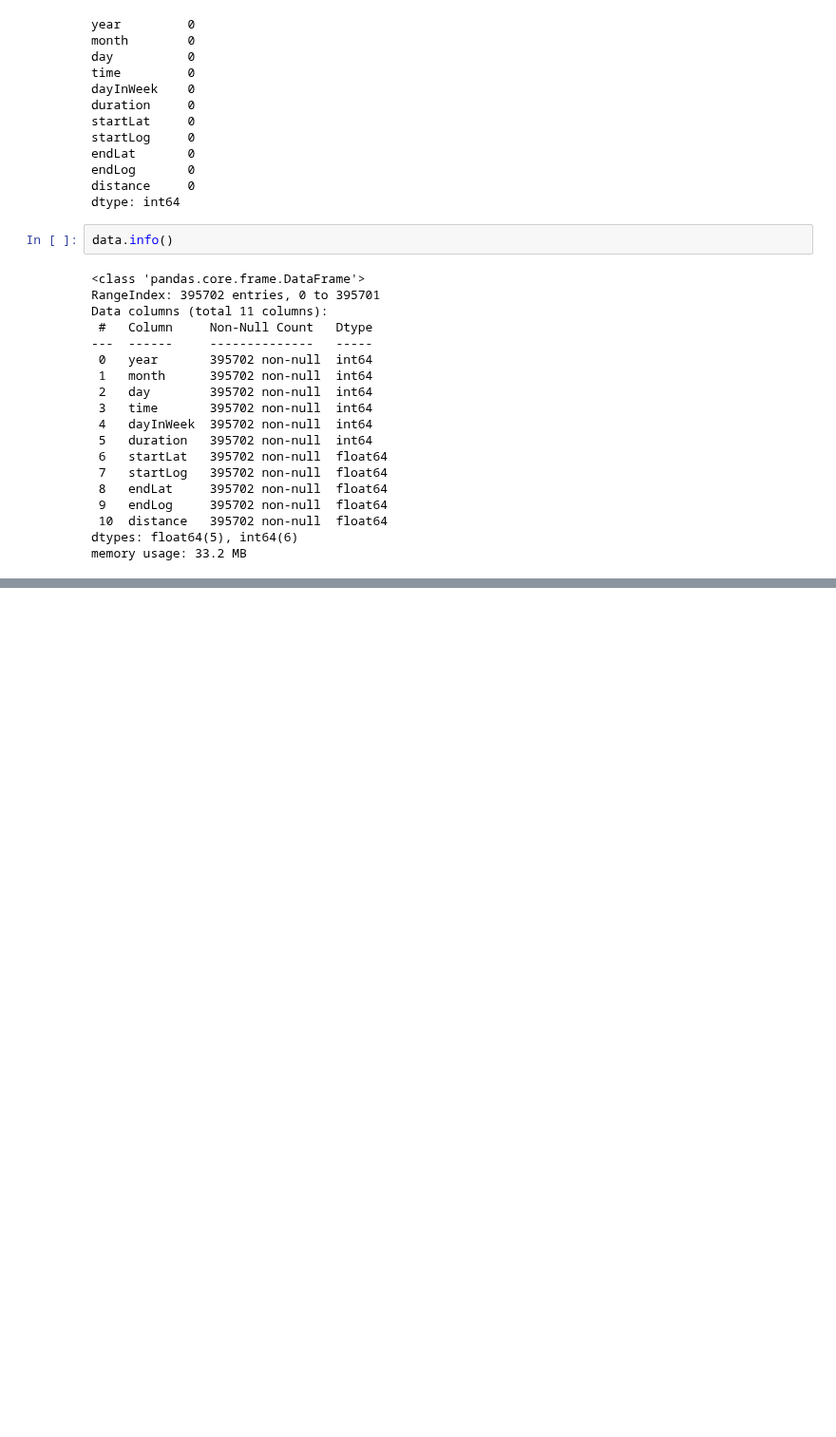
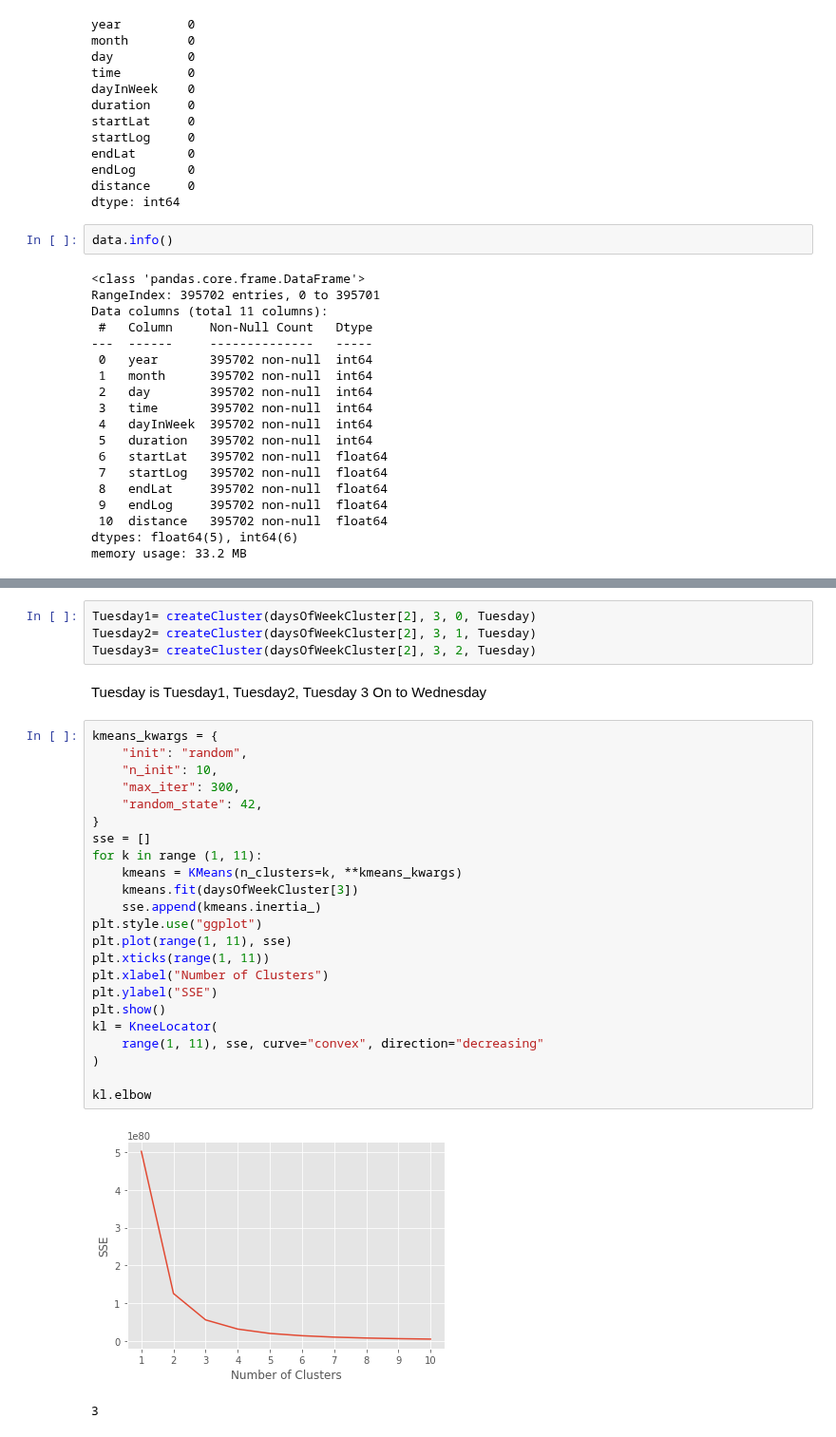
Before and after one commit to abedi1/emoryResearch, a Jupyter notebook: src/Clustering.ipynb, the cells around one changed output, grey strips where cells are left out. Shown at 95% size. Saved outputs shown, nothing was run; the diff lists cells and outputs as text; blank space fills up the shorter version.

```diff
--- a/src/Clustering.ipynb
+++ b/src/Clustering.ipynb
@@ -136,0 +297,33 @@ array([[ 2.21894992e-01, -2.43698795e-01, -2.82013190e-03,
+# %%
+Tuesday1= createCluster(daysOfWeekCluster[2], 3, 0, Tuesday)
+Tuesday2= createCluster(daysOfWeekCluster[2], 3, 1, Tuesday)
+Tuesday3= createCluster(daysOfWeekCluster[2], 3, 2, Tuesday)
+# %% [markdown]
+Tuesday is Tuesday1, Tuesday2, Tuesday 3
+On to Wednesday
+# %%
+kmeans_kwargs = {
+    "init": "random",
+    "n_init": 10,
+    "max_iter": 300,
+    "random_state": 42,
+}
+sse = []
+for k in range (1, 11):
+    kmeans = KMeans(n_clusters=k, **kmeans_kwargs)
+    kmeans.fit(daysOfWeekCluster[3])
+    sse.append(kmeans.inertia_)
+plt.style.use("ggplot")
+plt.plot(range(1, 11), sse)
+plt.xticks(range(1, 11))
+plt.xlabel("Number of Clusters")
+plt.ylabel("SSE")
+plt.show()
+kl = KneeLocator(
+    range(1, 11), sse, curve="convex", direction="decreasing"
+)
+
+kl.elbow
+# %% [output]
+[figure, added]
+3
```
Also changed, not shown: parts of 51 cells of this notebook, 21 other files.
